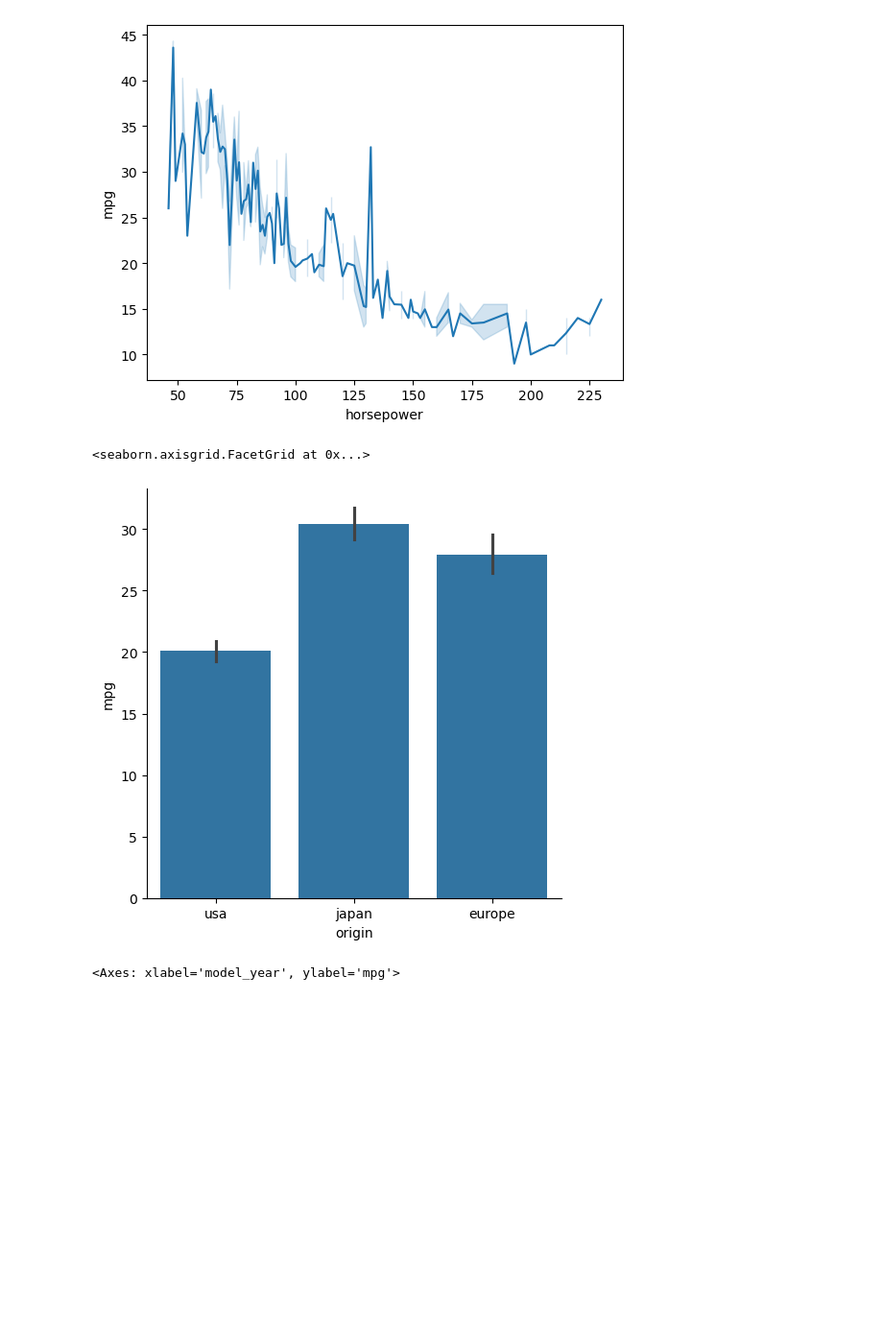
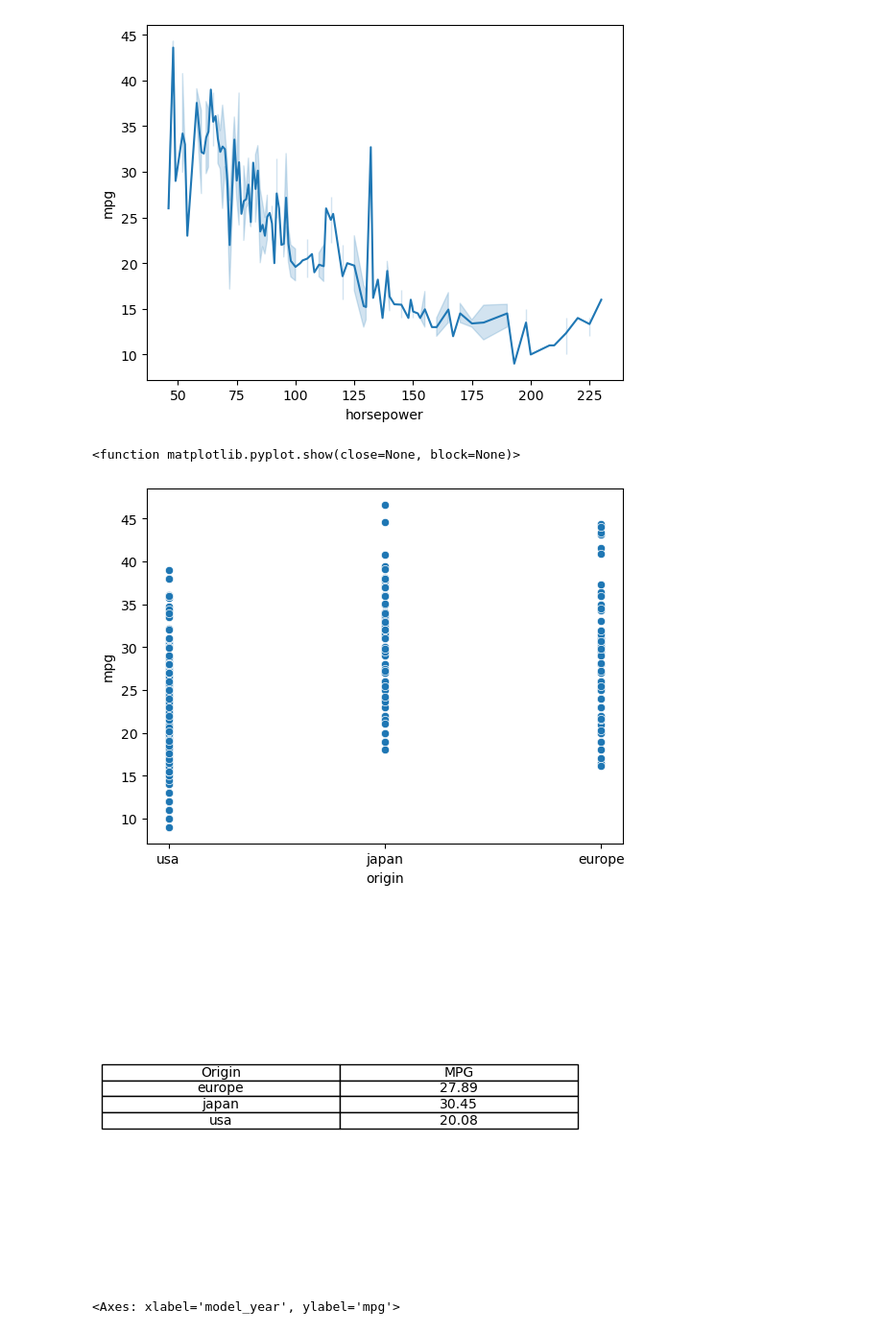
Before and after one commit to JRDuchene/CC-Seaborn, a Jupyter notebook: CC Seaborn.ipynb, the cells around one changed output. Shown at 96% size. Cells and saved outputs as stored; diff of their text form; code cells hidden in the pictures; blank space fills up the shorter version.

```diff
--- a/CC Seaborn.ipynb
+++ b/CC Seaborn.ipynb
@@ -21,9 +24,21 @@ sns.lineplot(data=mpg, x="horsepower", y="mpg")
 # %% [output]
 <Axes: xlabel='horsepower', ylabel='mpg'>
 [figure]
-# %%
-sns.catplot(data=mpg, x="origin", y="mpg", kind="bar")
-# %% [output]
-<seaborn.axisgrid.FacetGrid at 0x...>
-[figure, removed]
+# %%
+#Create a table summarizing fuel economy by country of origin
+import seaborn as sns
+import matplotlib.pyplot as plt
+import pandas as pd
+mpg = sns.load_dataset("mpg")
+sns.scatterplot(data=mpg, x='origin', y='mpg')
+data = mpg.groupby('origin')['mpg'].mean().round(2).reset_index().values.tolist()
+fig, ax = plt.subplots()
+ax.axis('tight')
+ax.axis('off')
+table = ax.table(cellText=data, colLabels=['Origin', 'MPG'], loc='center', cellLoc='center')
+plt.show
+# %% [output]
+<function matplotlib.pyplot.show(close=None, block=None)>
+[figure, added]
+[figure, added]
 # %%
```
Also changed, not shown: parts of 5 cells of this notebook.
